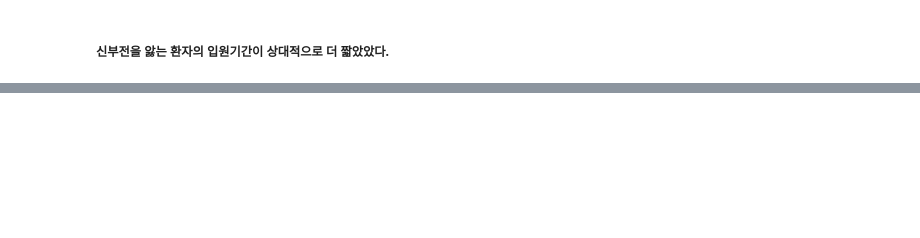
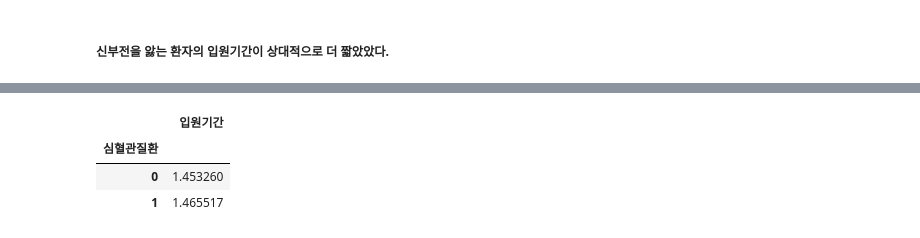
Before and after one commit to dancingKimDH/toy_data_analytics, a Jupyter notebook: codes/EDA/김동현.ipynb, the cells around one changed output, grey strips where cells are left out. Cells and saved outputs as stored; diff of their text form; code cells hidden in the pictures; blank space fills up the shorter version.

```diff
--- a/codes/EDA/김동현.ipynb
+++ b/codes/EDA/김동현.ipynb
@@ -159,0 +163,3 @@ df_Ki_chart = sns.barplot(data=df_Ki, x='신부전여부', y='입원기간')
+# %%
+df_He = df_H[['심혈관질환', '입원기간']]
+df_He.info()
@@ -159,0 +176,7 @@ df_Ki_chart = sns.barplot(data=df_Ki, x='신부전여부', y='입원기간')
+# %%
+df_He.pivot_table(index='심혈관질환', values='입원기간', aggfunc=np.mean)
+# %% [output]
+|  | 입원기간 |
+| 심혈관질환 |  |
+| 0 | 1.453260 |
+| 1 | 1.465517 |
```
Also changed, not shown: parts of 13 cells of this notebook.
